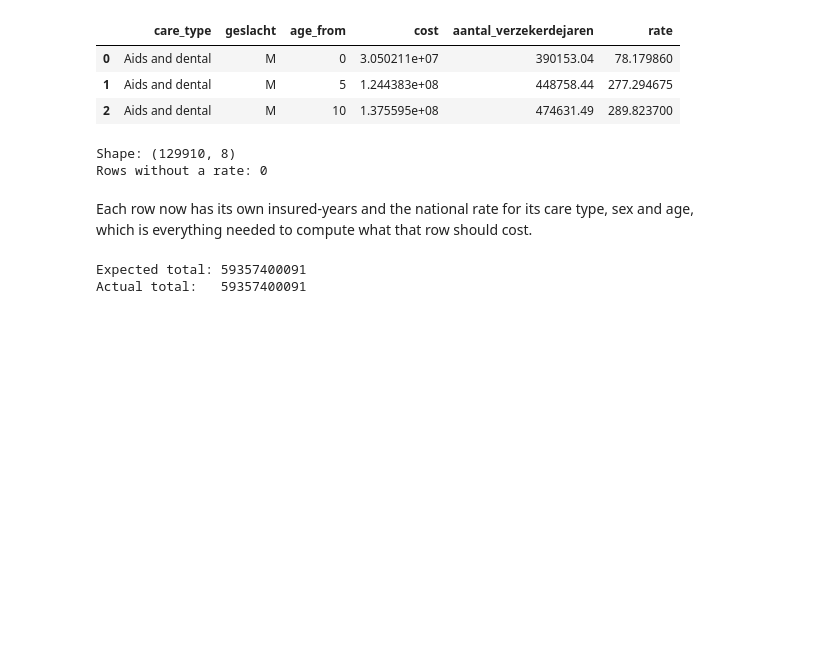
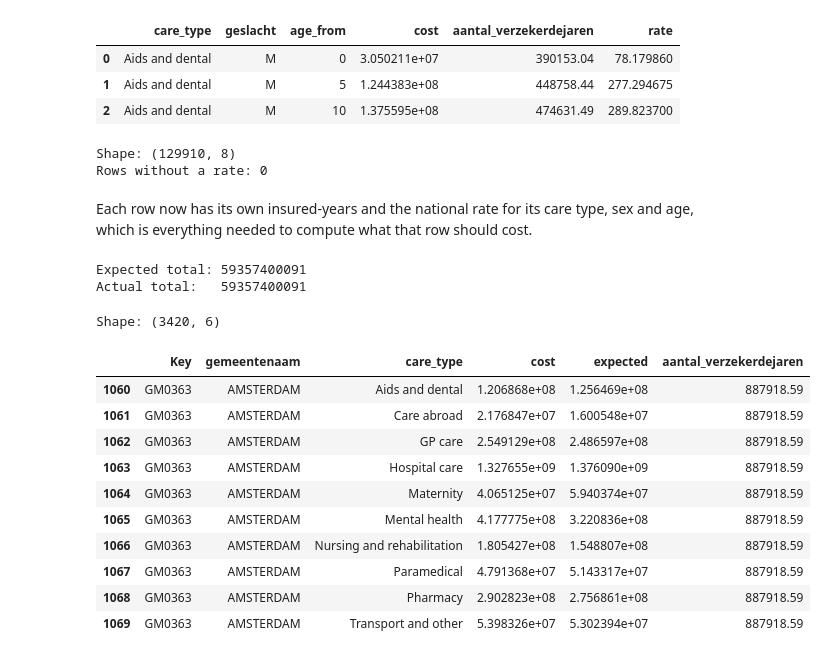
Before and after one commit to FaraRahimi/health-cost-benchmark, a Jupyter notebook: notebooks/03_analyse.ipynb, the cells around one changed output. Cells and saved outputs as stored; diff of their text form; code cells hidden in the pictures; blank space fills up the shorter version.

```diff
--- a/notebooks/03_analyse.ipynb
+++ b/notebooks/03_analyse.ipynb
@@ -241,0 +245,18 @@ vektis_town = vektis_rated.groupby(["Key", "gemeentenaam"])[["cost_total", "expe
+# %%
+# Check: 342 towns x 10 care types = 3,420 rows; look at Amsterdam's 10 care types
+print("Shape:", care_type_town.shape)
+assert len(care_type_town) == 342 * 10
+care_type_town[care_type_town["Key"] == "GM0363"]
+# %% [output]
+Shape: (3420, 6)
+|  | Key | gemeentenaam | care_type | cost | expected | aantal_verzekerdejaren |
+| 1060 | GM0363 | AMSTERDAM | Aids and dental | 1.206868e+08 | 1.256469e+08 | 887918.59 |
+| 1061 | GM0363 | AMSTERDAM | Care abroad | 2.176847e+07 | 1.600548e+07 | 887918.59 |
+| 1062 | GM0363 | AMSTERDAM | GP care | 2.549129e+08 | 2.486597e+08 | 887918.59 |
+| 1063 | GM0363 | AMSTERDAM | Hospital care | 1.327655e+09 | 1.376090e+09 | 887918.59 |
+| 1064 | GM0363 | AMSTERDAM | Maternity | 4.065125e+07 | 5.940374e+07 | 887918.59 |
+| 1065 | GM0363 | AMSTERDAM | Mental health | 4.177775e+08 | 3.220836e+08 | 887918.59 |
+| 1066 | GM0363 | AMSTERDAM | Nursing and rehabilitation | 1.805427e+08 | 1.548807e+08 | 887918.59 |
+| 1067 | GM0363 | AMSTERDAM | Paramedical | 4.791368e+07 | 5.143317e+07 | 887918.59 |
+| 1068 | GM0363 | AMSTERDAM | Pharmacy | 2.902823e+08 | 2.756861e+08 | 887918.59 |
+| 1069 | GM0363 | AMSTERDAM | Transport and other | 5.398326e+07 | 5.302394e+07 | 887918.59 |
```
Also changed, not shown: parts of 4 cells of this notebook.
